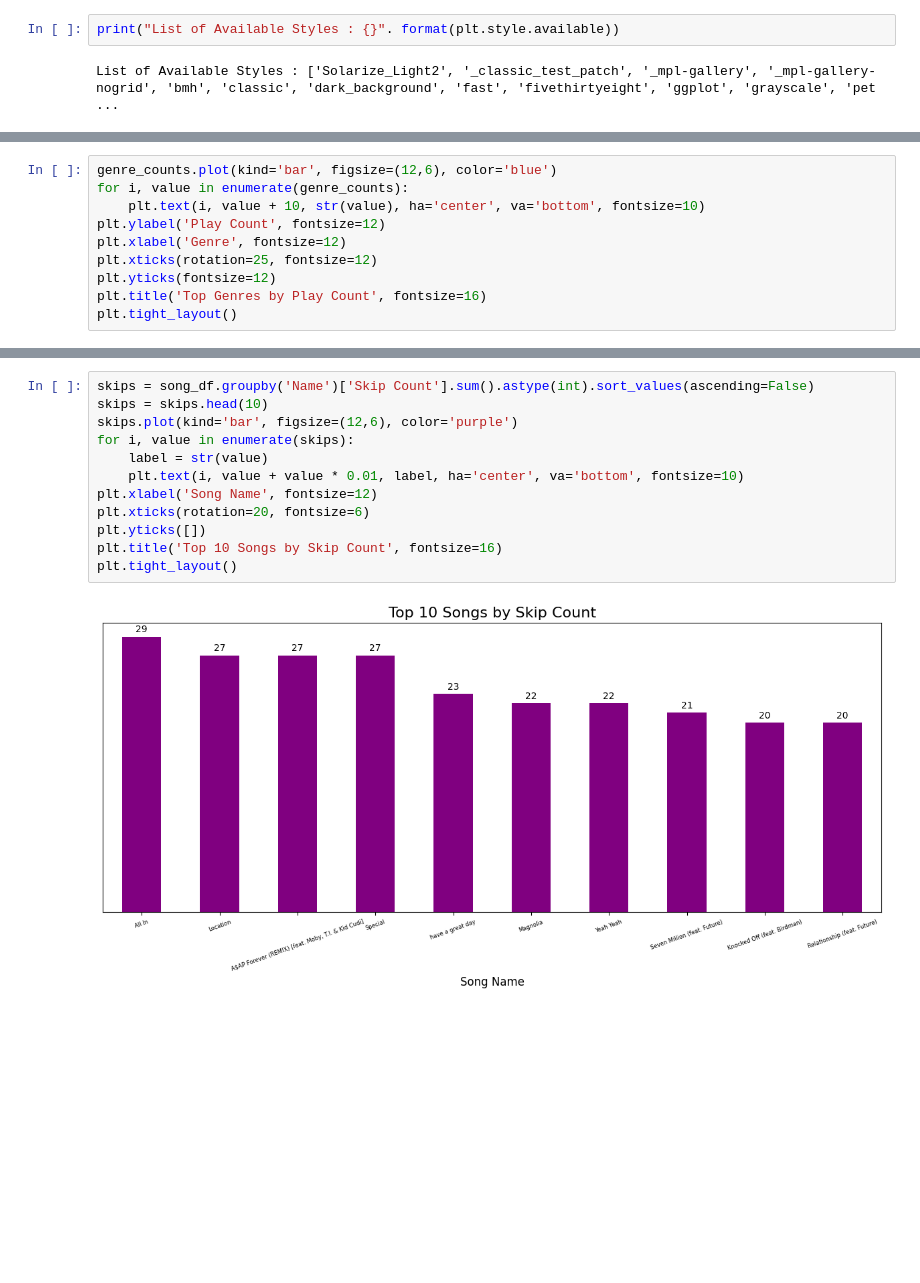
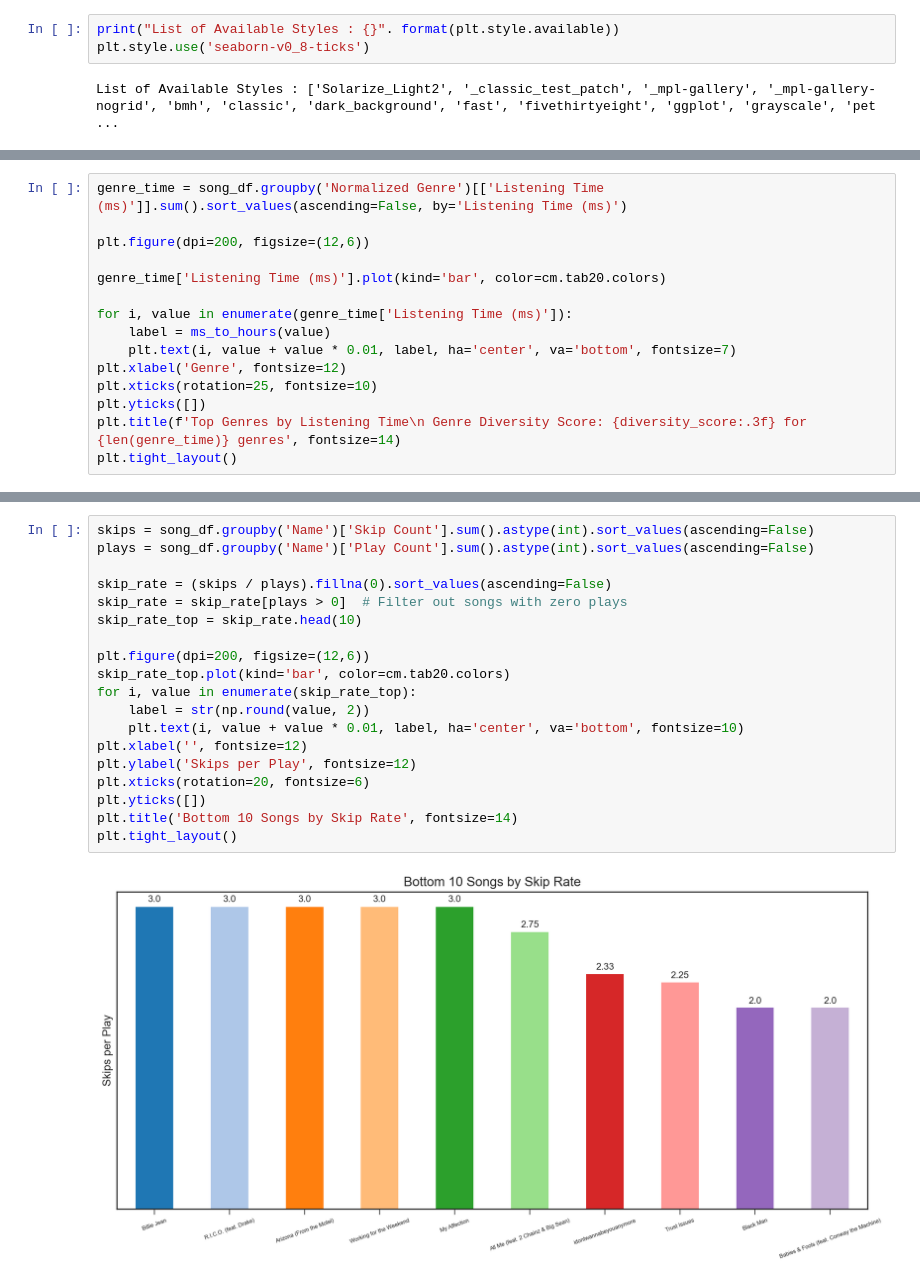
Before and after one commit to mike02ike/Music, a Jupyter notebook: src/library.ipynb, the cells around one changed output, grey strips where cells are left out. Drawn from its saved outputs; the diff is of its cells as text; blank space fills up the shorter version.

```diff
--- a/src/library.ipynb
+++ b/src/library.ipynb
@@ -271,4 +345,5 @@ song_df
 # %%
 print("List of Available Styles : {}". format(plt.style.available))
+plt.style.use('seaborn-v0_8-ticks')
 # %% [output]
 List of Available Styles : ['Solarize_Light2', '_classic_test_patch', '_mpl-gallery', '_mpl-gallery-nogrid', 'bmh', 'classic', 'dark_background', 'fast', 'fivethirtyeight', 'ggplot', 'grayscale', 'pet ...
@@ -277,10 +353,0 @@ PLOT TOP GENRES BY PLAY COUNT
-# %%
-genre_counts.plot(kind='bar', figsize=(12,6), color='blue')
-for i, value in enumerate(genre_counts):
-    plt.text(i, value + 10, str(value), ha='center', va='bottom', fontsize=10)
-plt.ylabel('Play Count', fontsize=12)
-plt.xlabel('Genre', fontsize=12)
-plt.xticks(rotation=25, fontsize=12)
-plt.yticks(fontsize=12)
-plt.title('Top Genres by Play Count', fontsize=16)
-plt.tight_layout()
@@ -288,0 +354,15 @@ plt.tight_layout()
+# %%
+genre_time = song_df.groupby('Normalized Genre')[['Listening Time (ms)']].sum().sort_values(ascending=False, by='Listening Time (ms)')
+
+plt.figure(dpi=200, figsize=(12,6))
+
+genre_time['Listening Time (ms)'].plot(kind='bar', color=cm.tab20.colors)
+
+for i, value in enumerate(genre_time['Listening Time (ms)']):
+    label = ms_to_hours(value)
+    plt.text(i, value + value * 0.01, label, ha='center', va='bottom', fontsize=7)
+plt.xlabel('Genre', fontsize=12)
+plt.xticks(rotation=25, fontsize=10)
+plt.yticks([])
+plt.title(f'Top Genres by Listening Time\n Genre Diversity Score: {diversity_score:.3f} for {len(genre_time)} genres', fontsize=14)
+plt.tight_layout()
@@ -375,14 +517,21 @@ PLOT TOP 10 SONGS BY SKIP COUNT
 # %%
 skips = song_df.groupby('Name')['Skip Count'].sum().astype(int).sort_values(ascending=False)
-skips = skips.head(10)
-skips.plot(kind='bar', figsize=(12,6), color='purple')
-for i, value in enumerate(skips):
-    label = str(value)
+plays = song_df.groupby('Name')['Play Count'].sum().astype(int).sort_values(ascending=False)
+
+skip_rate = (skips / plays).fillna(0).sort_values(ascending=False)
+skip_rate = skip_rate[plays > 0]  # Filter out songs with zero plays
+skip_rate_top = skip_rate.head(10)
+
+plt.figure(dpi=200, figsize=(12,6))
+skip_rate_top.plot(kind='bar', color=cm.tab20.colors)
+for i, value in enumerate(skip_rate_top):
+    label = str(np.round(value, 2))
     plt.text(i, value + value * 0.01, label, ha='center', va='bottom', fontsize=10)
-plt.xlabel('Song Name', fontsize=12)
+plt.xlabel('', fontsize=12)
+plt.ylabel('Skips per Play', fontsize=12)
 plt.xticks(rotation=20, fontsize=6)
 plt.yticks([])
-plt.title('Top 10 Songs by Skip Count', fontsize=16)
+plt.title('Bottom 10 Songs by Skip Rate', fontsize=14)
 plt.tight_layout()
 # %% [output]
-[figure, old version]
+[figure, new version]
```
Also changed, not shown: parts of 45 cells of this notebook, 2 other files.
